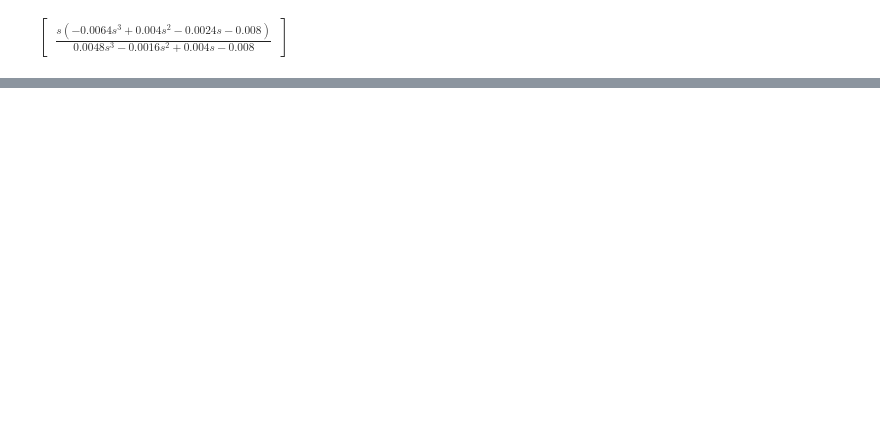
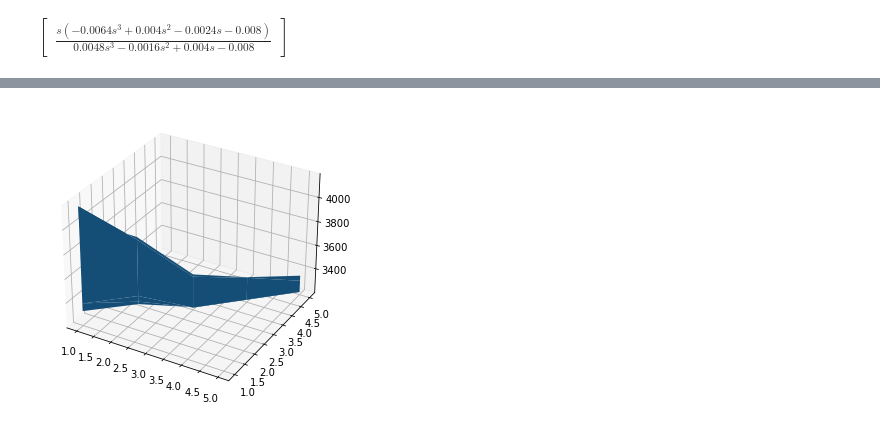
Before and after one commit to TheoKwong/Statespace-Data-Sim, a Jupyter notebook: Data_Simulation.ipynb, the cells around one changed output, grey strips where cells are left out. Drawn from its saved outputs; the diff is of its cells as text; code cells hidden in the pictures; blank space fills up the shorter version.

Commit message:
Data Simulation
AR, MA, ARMA; Custom State Space models; AIC comparison among models

```diff
--- a/Data_Simulation.ipynb
+++ b/Data_Simulation.ipynb
@@ -538,0 +569,4 @@ res_arma3.plot_diagnostics()
+# %%
+mod = ARMA3(endogARMA3)
+res = mod.fit()
+print(res.summary())
@@ -538,0 +596,21 @@ res_arma3.plot_diagnostics()
+# %%
+AIC = np.empty([5,5])
+#AIC = pd.DataFrame()
+for i in range(1,6):
+    for j in range(1,6):
+        # We could fit an AR(2) model, described above
+        mod = sm.tsa.SARIMAX(endogARMA3, order=(i,0,j))
+        # Note that mod_ar2 is an instance of the SARIMAX class
+
+        # Fit the model via maximum likelihood
+        res = mod.fit()
+
+        aic = res.aic
+        AIC[i-1,j-1] = aic
+        '''
+        temp = pd.DataFrame({'ar': [i],\
+                            'ma': [j],\
+                            'aic': [aic]})
+
+        AIC = AIC.append(temp)
+        '''
@@ -538,0 +667,7 @@ res_arma3.plot_diagnostics()
+# %%
+fig = plt.figure()
+ax = Axes3D(fig)
+x = range(1,6)
+surf = ax.plot_surface(x, x, AIC)
+# %% [output]
+[figure, added]
```
Also changed, not shown: parts of 30 cells of this notebook.
